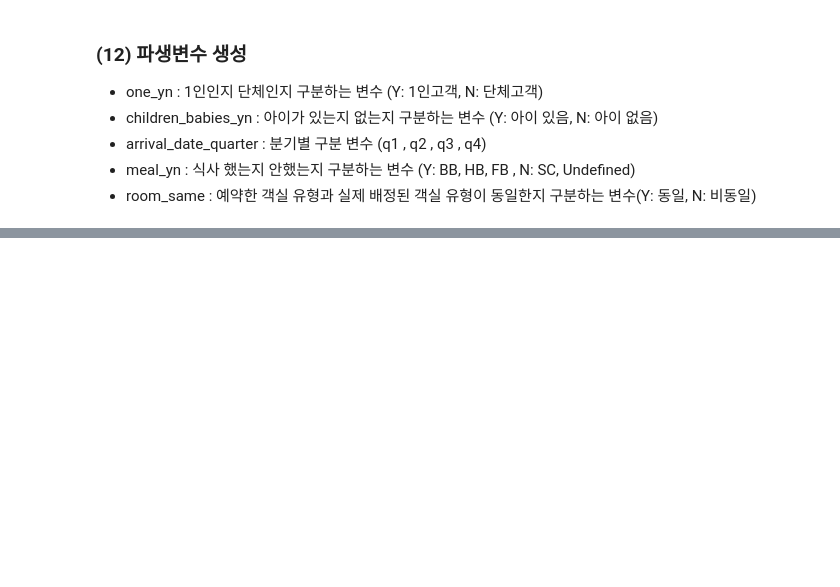
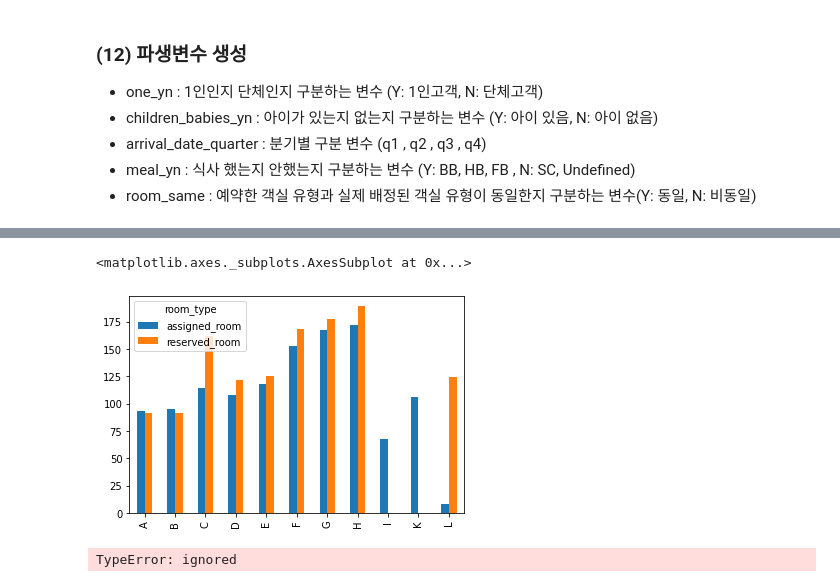
Before and after one commit to ohjiae/Hotel_canceled_booking_prediction, a Jupyter notebook: hotel_canceled_booking_prediction.ipynb, the cells around one changed output, grey strips where cells are left out. Cells and saved outputs as stored; diff of their text form; code cells hidden in the pictures; blank space fills up the shorter version.

```diff
--- a/hotel_canceled_booking_prediction.ipynb
+++ b/hotel_canceled_booking_prediction.ipynb
@@ -340,0 +346,15 @@ Name: adr, dtype: float64
+# %%
+# 예약룸/배정룸 타입 별 adr
+adr_by_assigned_room = hotel['adr'].groupby(hotel['assigned_room_type']).mean()
+adr_by_reserved_room = hotel['adr'].groupby(hotel['reserved_room_type']).mean()
+adr_room = pd.concat([adr_by_assigned_room, adr_by_reserved_room],axis=1,keys = ['assigned_room','reserved_room'],names=['Room_type'])
+adr_room.plot.bar()
+# %% [output]
+<matplotlib.axes._subplots.AxesSubplot at 0x...>
+[figure, added]
+# %%
+sns.barplot(x=['A','B'], data=adr_room)
+plt.title('plz_work')
+plt.show()
+# %% [output]
+TypeError: ignored
```
Also changed, not shown: parts of 11 cells of this notebook.
